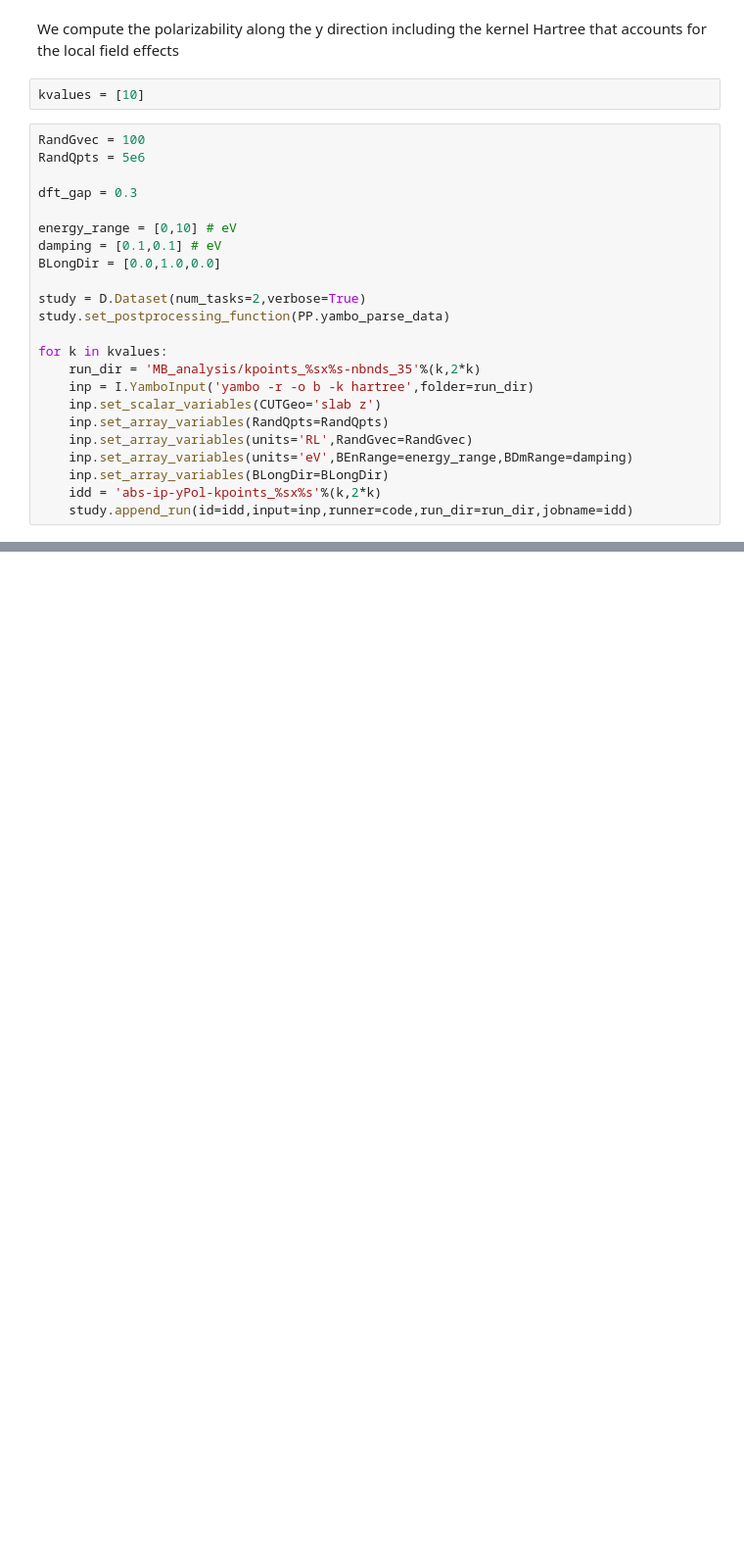
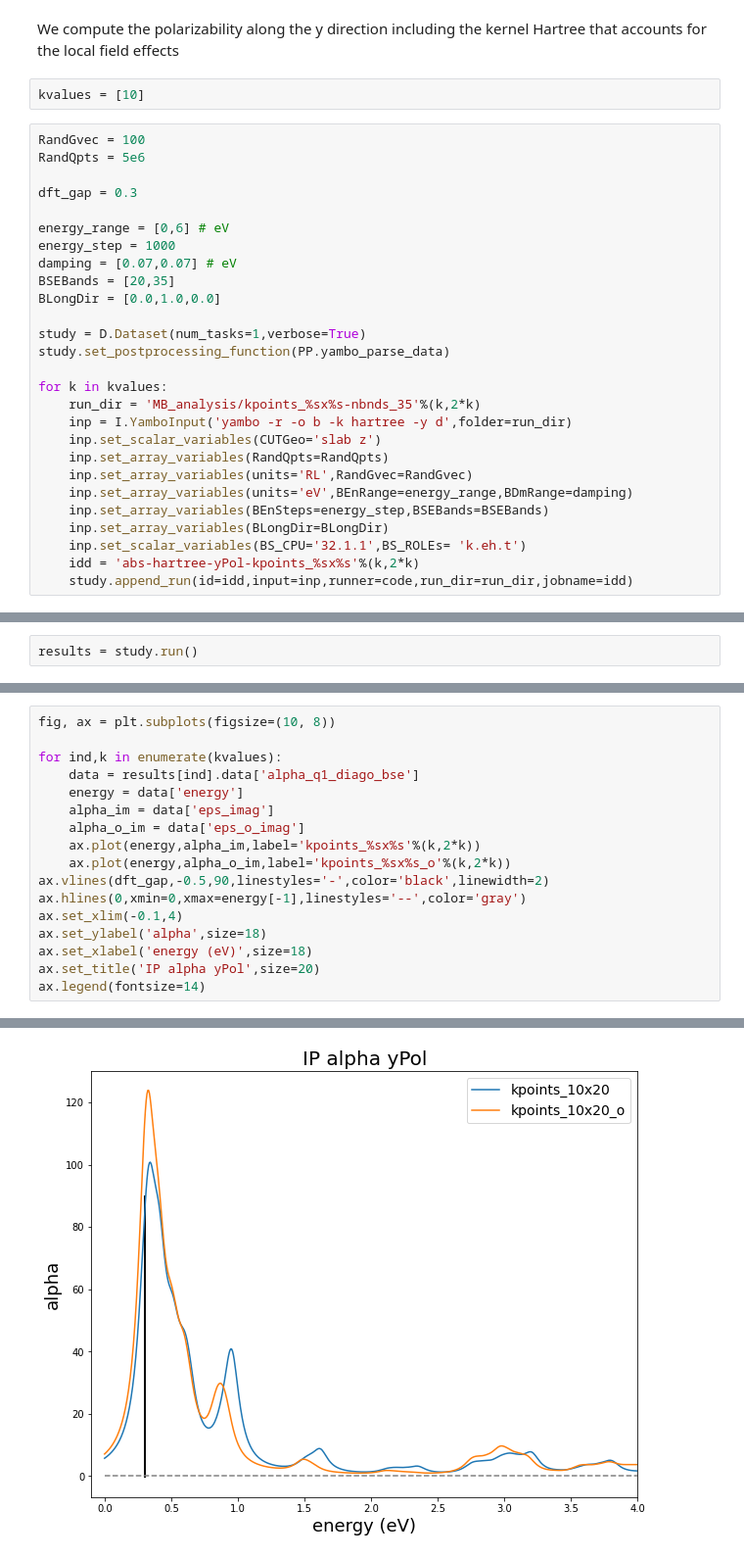
Before and after one commit to marcodalessandro76/AGSL5, a Jupyter notebook: OPTICS.ipynb, the cells around one changed output, grey strips where cells are left out. Shown at 98% size. Cells and saved outputs as stored; diff of their text form; blank space fills up the shorter version.

```diff
--- a/OPTICS.ipynb
+++ b/OPTICS.ipynb
@@ -216,21 +220,25 @@ RandQpts = 5e6
 
 dft_gap = 0.3
 
-energy_range = [0,10] # eV
-damping = [0.1,0.1] # eV
+energy_range = [0,6] # eV
+energy_step = 1000
+damping = [0.07,0.07] # eV
+BSEBands = [20,35]
 BLongDir = [0.0,1.0,0.0]
 
-study = D.Dataset(num_tasks=2,verbose=True)
+study = D.Dataset(num_tasks=1,verbose=True)
 study.set_postprocessing_function(PP.yambo_parse_data)
 
 for k in kvalues:
     run_dir = 'MB_analysis/kpoints_%sx%s-nbnds_35'%(k,2*k)
-    inp = I.YamboInput('yambo -r -o b -k hartree',folder=run_dir)
+    inp = I.YamboInput('yambo -r -o b -k hartree -y d',folder=run_dir)
     inp.set_scalar_variables(CUTGeo='slab z')
     inp.set_array_variables(RandQpts=RandQpts)
     inp.set_array_variables(units='RL',RandGvec=RandGvec)
     inp.set_array_variables(units='eV',BEnRange=energy_range,BDmRange=damping)
+    inp.set_array_variables(BEnSteps=energy_step,BSEBands=BSEBands)
     inp.set_array_variables(BLongDir=BLongDir)
-    idd = 'abs-ip-yPol-kpoints_%sx%s'%(k,2*k)
+    inp.set_scalar_variables(BS_CPU='32.1.1',BS_ROLEs= 'k.eh.t')
+    idd = 'abs-hartree-yPol-kpoints_%sx%s'%(k,2*k)
     study.append_run(id=idd,input=inp,runner=code,run_dir=run_dir,jobname=idd)
 # %% [output]
@@ -237,0 +248,2 @@ Initialize a Dataset with 2 parallel tasks
+# %%
+results = study.run()
@@ -237,0 +258,18 @@ Initialize a Dataset with 2 parallel tasks
+# %%
+fig, ax = plt.subplots(figsize=(10, 8))
+
+for ind,k in enumerate(kvalues):
+    data = results[ind].data['alpha_q1_diago_bse']
+    energy = data['energy']
+    alpha_im = data['eps_imag']
+    alpha_o_im = data['eps_o_imag']
+    ax.plot(energy,alpha_im,label='kpoints_%sx%s'%(k,2*k))
+    ax.plot(energy,alpha_o_im,label='kpoints_%sx%s_o'%(k,2*k))
+ax.vlines(dft_gap,-0.5,90,linestyles='-',color='black',linewidth=2)
+ax.hlines(0,xmin=0,xmax=energy[-1],linestyles='--',color='gray')
+ax.set_xlim(-0.1,4)
+ax.set_ylabel('alpha',size=18)
+ax.set_xlabel('energy (eV)',size=18)
+ax.set_title('IP alpha yPol',size=20)
+ax.legend(fontsize=14)
+# %% [output]
@@ -237,0 +277 @@ Initialize a Dataset with 2 parallel tasks
+[figure, added]
```
Also changed, not shown: parts of 9 cells of this notebook, 1 other file.
